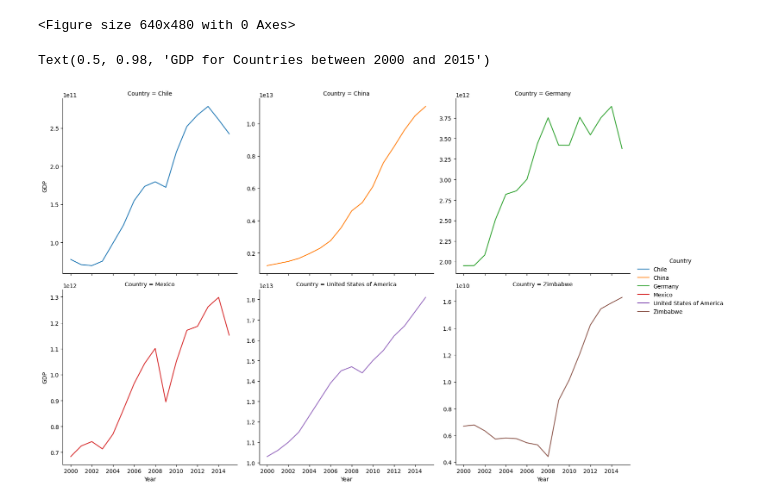
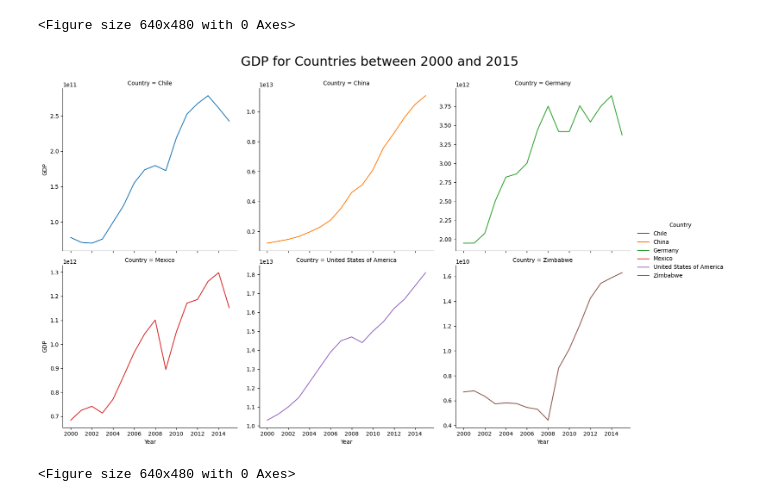
Before and after one commit to chikeibezim/life-expectancy-and-gdp, a Jupyter notebook: Life-Expectancy-and-GDP-Starter/life_expectancy_gdp.ipynb, the cells around one changed output. Drawn from its saved outputs; the diff is of its cells as text; code cells hidden in the pictures.

```diff
--- a/Life-Expectancy-and-GDP-Starter/life_expectancy_gdp.ipynb
+++ b/Life-Expectancy-and-GDP-Starter/life_expectancy_gdp.ipynb
@@ -148,12 +170,14 @@ plt.clf()
 # %%
 # We can also explore the GDP change over time before exploring the relationship with the Life Expectancy
 
-sns.relplot(x="Year", y="GDP", data=who_data, col="Country", kind="line", hue="Country", col_wrap=3, facet_kws={'sharey': False})
-g.fig.subplots_adjust(top=0.8)
-g.fig.suptitle("GDP for Countries between 2000 and 2015")
+rel = sns.relplot(x="Year", y="GDP", data=who_data, col="Country", kind="line", hue="Country", col_wrap=3, facet_kws={'sharey': False})
+rel.fig.subplots_adjust(top=0.9)
+rel.fig.suptitle(t="GDP for Countries between 2000 and 2015", fontsize= 23)
+plt.show()
+plt.clf()
 # %% [output]
+[figure, new version]
-Text(0.5, 0.98, 'GDP for Countries between 2000 and 2015')
+<Figure size 640x480 with 0 Axes>
-[figure, old version]
 # %%
 # Great! Looks Like The GDP of these countries have also grown across the years as well. Although China has experienced much more steady growth
 # than the other countries. As we can see, there seems to be correlation between Life Expectancy and GDP. To confirm this, let;s create a scatter plot
```
Also changed, not shown: parts of 5 cells of this notebook.
